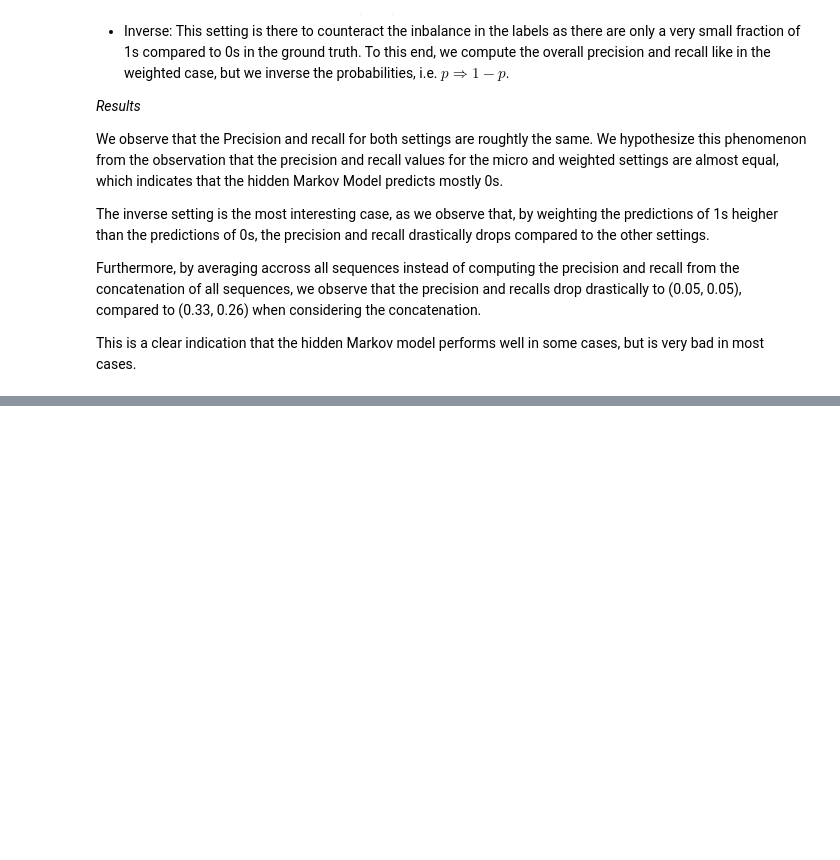
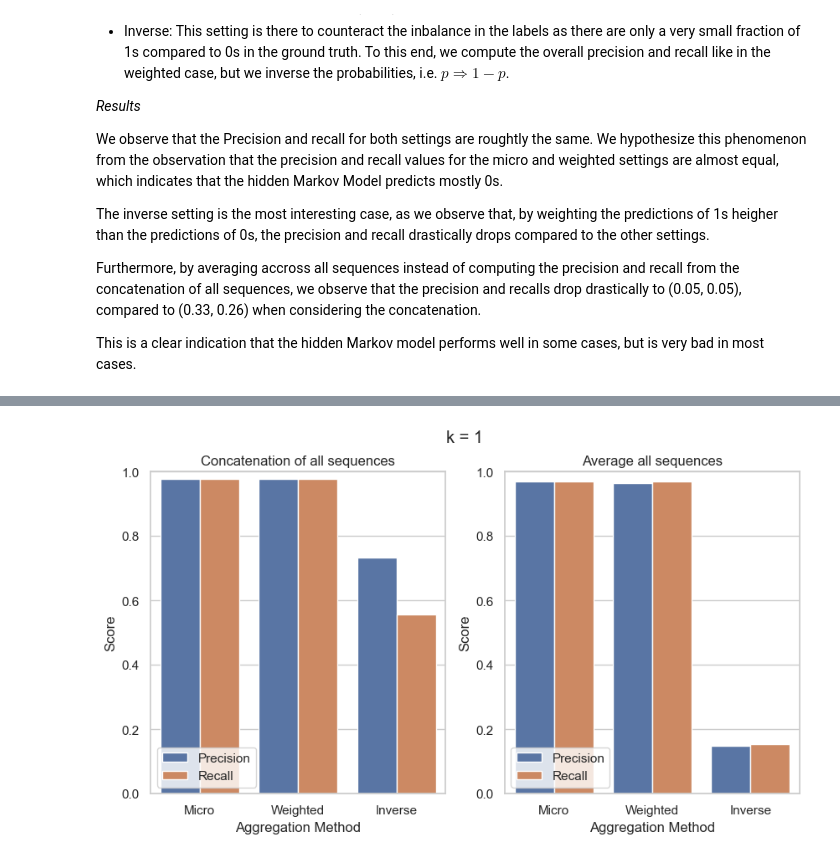
Before and after one commit to FelixCeard/Statistical-Learning-, a Jupyter notebook: sheet-01/code.ipynb, the cells around one changed output, grey strips where cells are left out. Cells and saved outputs as stored; diff of their text form; code cells hidden in the pictures; blank space fills up the shorter version.

```diff
--- a/sheet-01/code.ipynb
+++ b/sheet-01/code.ipynb
@@ -1259,0 +1273,12 @@ This is a clear indication that the hidden Markov model performs well in some ca
+# %%
+# train the new HMM
+MC_HMM = MonteCarloHDD(num_hidden_states=k+1, num_observed_states=21)
+
+for index, row in tqdm(df_train_k.iterrows(), total=len(df_train_k), desc="Estimating the parameters of the Hidden Markov Model"):
+    MC_HMM.reset_sequence()
+
+    for step in range(len(row['sequence'])):
+        # print(row['sequence'][step], row['annotations'][step])
+        MC_HMM.learn_step(observed_state=alphabet_mapping[row['sequence'][step]], hidden_state=row['annotations'][step])
+
+MC_HMM.formalize_probabilities()
@@ -1259,0 +1305,79 @@ This is a clear indication that the hidden Markov model performs well in some ca
+# %%
+Ks = [1, 5, 10, 20, 30]
+aggregation_methods = ['micro', 'weighted', 'weighted_inverse']
+
+for k in Ks:
+
+    df_test_k = update_dataframe(df_test.copy(), k)
+    df_train_k = update_dataframe(df_train.copy(), k)
+    df_test_k
+
+    # train the new HMM
+    MC_HMM = MonteCarloHDD(num_hidden_states=k+1, num_observed_states=21)
+
+    for index, row in tqdm(df_train_k.iterrows(), total=len(df_train_k), desc="Estimating the parameters of the Hidden Markov Model"):
+        MC_HMM.reset_sequence()
+
+        for step in range(len(row['sequence'])):
+            # print(row['sequence'][step], row['annotations'][step])
+            MC_HMM.learn_step(observed_state=alphabet_mapping[row['sequence'][step]], hidden_state=row['annotations'][step])
+
+
+
+    MC_HMM.formalize_probabilities()
+
+
+    SCORES_average = compute_average_precision_recall_average(df_test_k, aggregation_methods)
+    SCORES_average
+
+    SCORES_single_sequence = compute_average_precision_recall_single_sequence(df_test_k, aggregation_methods)
+    SCORES_single_sequence
+
+    # plot
+    sns.set_theme(style="whitegrid")
+
+    fig, ax = plt.subplots(1, 2, figsize=(10, 5))
+
+    colors = ['red', 'blue', 'green', 'orange']
+
+    # single sequence
+    _df = pd.DataFrame(SCORES_single_sequence, columns=['Precision', 'Recall'])
+    _df['Aggregation Method'] = ['Micro', 'Weighted', 'Inverse']
+    _df = _df.melt(id_vars=['Aggregation Method'], var_name='Metric', value_name='value')
+
+    sns.barplot(
+        data=_df,
+        x='Aggregation Method',
+        y='value',
+        hue='Metric',
+        ax=ax[0],
+        # palette="Set2"
+    )
+    ax[0].set_ylim(0, 1)
+    ax[0].legend(loc='lower left')
+    ax[0].set_xlabel('Aggregation Method')
+    ax[0].set_ylabel('Score')
+    ax[0].set_title('Concatenation of all sequences')
+
+    # single sequence
+    _df = pd.DataFrame(SCORES_average, columns=['Precision', 'Recall'])
+    _df['Aggregation Method'] = ['Micro', 'Weighted', 'Inverse']
+    _df = _df.melt(id_vars=['Aggregation Method'], var_name='Metric', value_name='value')
+
+    sns.barplot(
+        data=_df,
+        x='Aggregation Method',
+        y='value',
+        hue='Metric',
+        ax=ax[1],
+        # palette="Set2"
+    )
+    ax[1].set_ylim(0, 1)
+    ax[1].legend(loc='lower left')
+    ax[1].set_xlabel('Aggregation Method')
+    ax[1].set_ylabel('Score')
+    ax[1].set_title('Average all sequences')
+    fig.suptitle(f'k = {k}')
+    plt.show()
+# %% [output]
+[figure, added]
```
Also changed, not shown: parts of 41 cells of this notebook, 7 other files.
